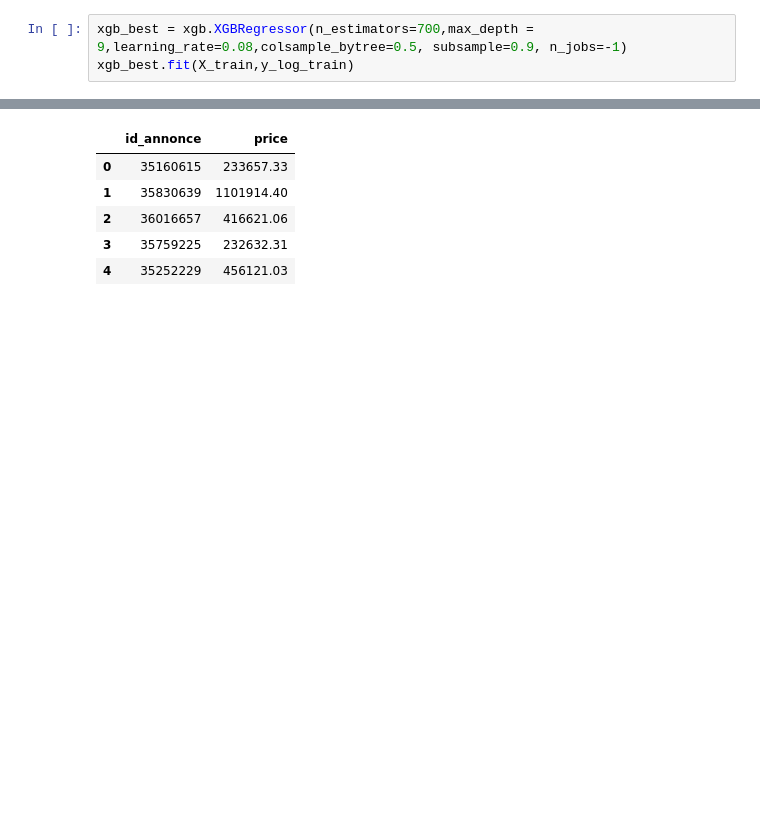
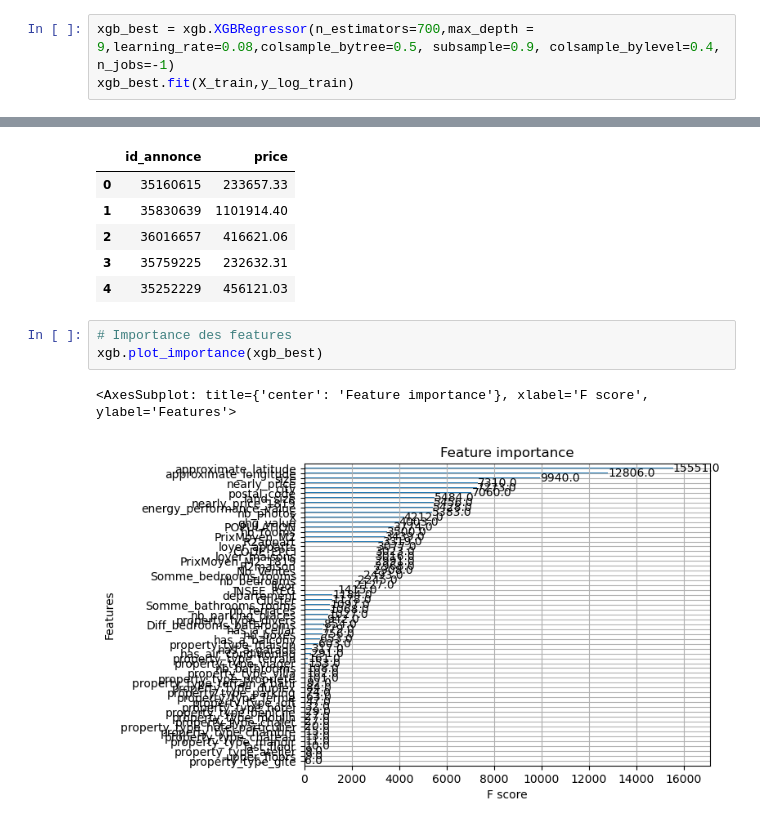
Before and after one commit to Clemflannagahn/STASC, a Jupyter notebook: Test_ML/modèle_prédiction.ipynb, the cells around one changed output, grey strips where cells are left out. Saved outputs shown, nothing was run; the diff lists cells and outputs as text; blank space fills up the shorter version.

```diff
--- a/Test_ML/modèle_prédiction.ipynb
+++ b/Test_ML/modèle_prédiction.ipynb
@@ -110,5 +110,5 @@ print(xgbc.best_params_)
 # %%
-xgb_best = xgb.XGBRegressor(n_estimators=700,max_depth = 9,learning_rate=0.08,colsample_bytree=0.5, subsample=0.9, n_jobs=-1)
+xgb_best = xgb.XGBRegressor(n_estimators=700,max_depth = 9,learning_rate=0.08,colsample_bytree=0.5, subsample=0.9, colsample_bylevel=0.4, n_jobs=-1)
 xgb_best.fit(X_train,y_log_train)
 # %% [output]
 XGBRegressor(base_score=0.5, booster='gbtree', callbacks=None,
@@ -147,3 +147,9 @@ y_1.head()
 | 2 | 36016657 | 416621.06 |
 | 3 | 35759225 | 232632.31 |
 | 4 | 35252229 | 456121.03 |
+# %%
+# Importance des features
+xgb.plot_importance(xgb_best)
+# %% [output]
+<AxesSubplot: title={'center': 'Feature importance'}, xlabel='F score', ylabel='Features'>
+[figure, added]
```
Also changed, not shown: parts of 2 cells of this notebook.
